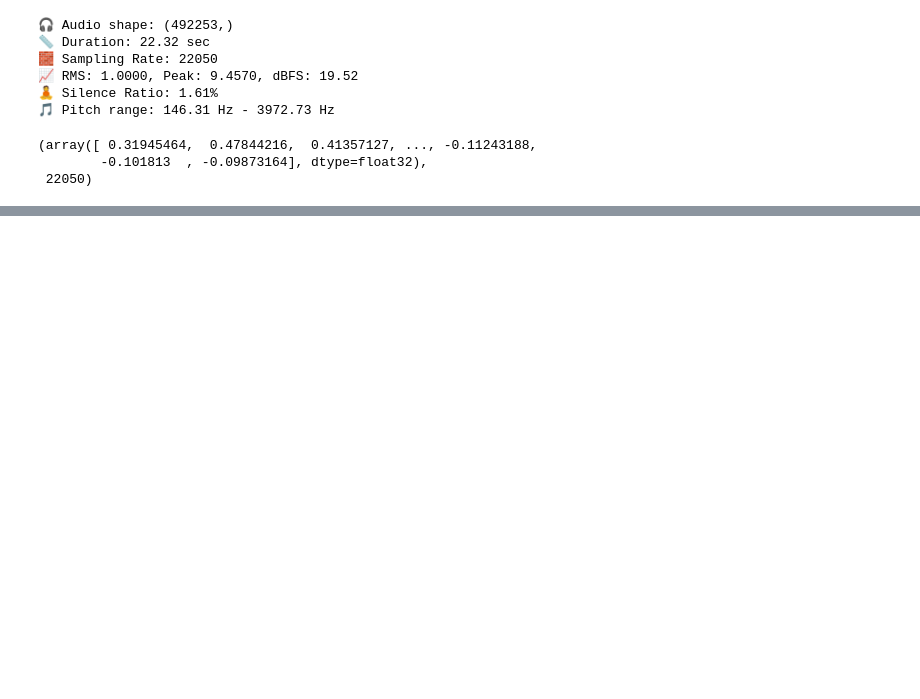
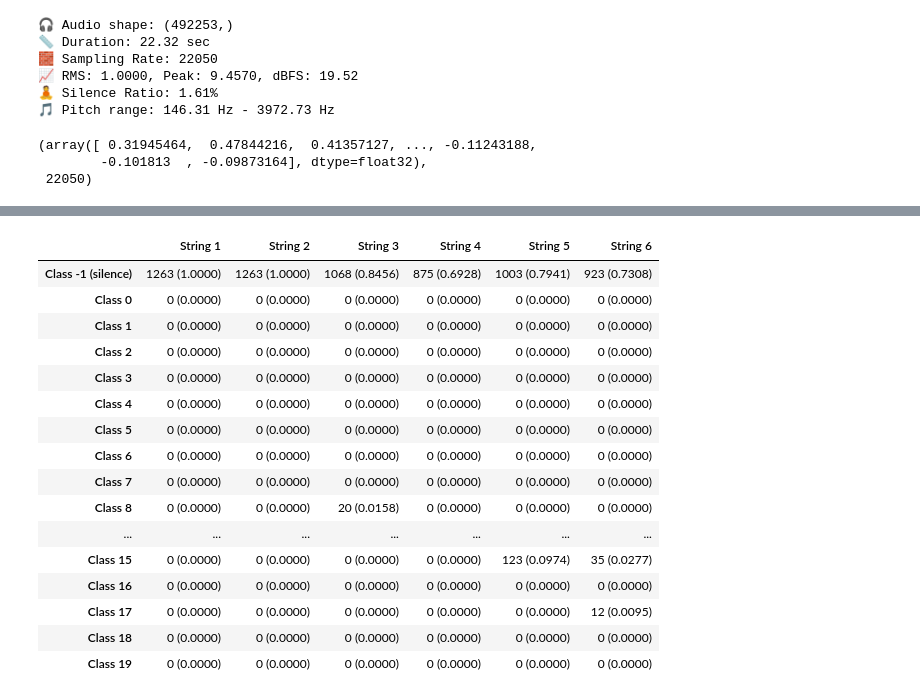
Before and after one commit to ErenReyhanlioglu/Guitar-Transcription, a Jupyter notebook: data_balancing/multi_class_data_balancing.ipynb, the cells around one changed output, grey strips where cells are left out. Cells and saved outputs as stored; diff of their text form; code cells hidden in the pictures; blank space fills up the shorter version.

```diff
--- a/data_balancing/multi_class_data_balancing.ipynb
+++ b/data_balancing/multi_class_data_balancing.ipynb
@@ -1024,0 +763,10 @@ display(df)
+# %%
+def clean_notes_structure(notes_raw):
+    fixed = []
+    for entry in notes_raw:
+        # kontrol: ['i', (pitches, intervals)] formu
+        if isinstance(entry, np.ndarray) and len(entry) == 2 and isinstance(entry[1], tuple):
+            fixed.append(entry[1])  # 🎯 tuple kısmını al
+        else:
+            fixed.append((np.array([], dtype=np.float32), np.zeros((0, 2), dtype=np.float32)))
+    return fixed  # numpy array'e gerek yok
@@ -1024,0 +1110,53 @@ display(df)
+# %%
+def compute_per_string_class_distribution_from_dict(data_dict, num_strings=6, include_silence=True):
+    from collections import Counter
+    import pandas as pd
+    import numpy as np
+
+    counts = [Counter() for _ in range(num_strings)]
+    tab = data_dict["tablature"]  # [6, T]
+
+    for s in range(num_strings):
+        frets = tab[s]
+        if not include_silence:
+            frets = frets[frets != -1]
+        counts[s].update(frets.tolist())
+
+    # 🔢 Tüm fret sınıflarını sabit olarak belirle (-1 dahil)
+    sorted_classes = list(range(-1, 20))  # Class -1, 0, 1, ..., 19
+
+    df_data = {}
+    for s in range(num_strings):
+        total = sum(counts[s].values())
+        row = []
+        for c in sorted_classes:
+            count = counts[s][c]
+            ratio = count / total if total > 0 else 0.0
+            row.append(f"{count} ({ratio:.4f})")
+        df_data[f"String {s+1}"] = row
+
+    df = pd.DataFrame(df_data)
+    df.index = [f"Class {i} (silence)" if i == -1 else f"Class {i}" for i in sorted_classes]
+
+    return df
+# %%
+df_distribution = compute_per_string_class_distribution_from_dict(test_data)
+display(df_distribution)
+# %% [output]
+|  | String 1 | String 2 | String 3 | String 4 | String 5 | String 6 |
+| Class -1 (silence) | 1263 (1.0000) | 1263 (1.0000) | 1068 (0.8456) | 875 (0.6928) | 1003 (0.7941) | 923 (0.7308) |
+| Class 0 | 0 (0.0000) | 0 (0.0000) | 0 (0.0000) | 0 (0.0000) | 0 (0.0000) | 0 (0.0000) |
+| Class 1 | 0 (0.0000) | 0 (0.0000) | 0 (0.0000) | 0 (0.0000) | 0 (0.0000) | 0 (0.0000) |
+| Class 2 | 0 (0.0000) | 0 (0.0000) | 0 (0.0000) | 0 (0.0000) | 0 (0.0000) | 0 (0.0000) |
+| Class 3 | 0 (0.0000) | 0 (0.0000) | 0 (0.0000) | 0 (0.0000) | 0 (0.0000) | 0 (0.0000) |
+| Class 4 | 0 (0.0000) | 0 (0.0000) | 0 (0.0000) | 0 (0.0000) | 0 (0.0000) | 0 (0.0000) |
+| Class 5 | 0 (0.0000) | 0 (0.0000) | 0 (0.0000) | 0 (0.0000) | 0 (0.0000) | 0 (0.0000) |
+| Class 6 | 0 (0.0000) | 0 (0.0000) | 0 (0.0000) | 0 (0.0000) | 0 (0.0000) | 0 (0.0000) |
+| Class 7 | 0 (0.0000) | 0 (0.0000) | 0 (0.0000) | 0 (0.0000) | 0 (0.0000) | 0 (0.0000) |
+| Class 8 | 0 (0.0000) | 0 (0.0000) | 20 (0.0158) | 0 (0.0000) | 0 (0.0000) | 0 (0.0000) |
+| ... | ... | ... | ... | ... | ... | ... |
+| Class 15 | 0 (0.0000) | 0 (0.0000) | 0 (0.0000) | 0 (0.0000) | 123 (0.0974) | 35 (0.0277) |
+| Class 16 | 0 (0.0000) | 0 (0.0000) | 0 (0.0000) | 0 (0.0000) | 0 (0.0000) | 0 (0.0000) |
+| Class 17 | 0 (0.0000) | 0 (0.0000) | 0 (0.0000) | 0 (0.0000) | 0 (0.0000) | 12 (0.0095) |
+| Class 18 | 0 (0.0000) | 0 (0.0000) | 0 (0.0000) | 0 (0.0000) | 0 (0.0000) | 0 (0.0000) |
+| Class 19 | 0 (0.0000) | 0 (0.0000) | 0 (0.0000) | 0 (0.0000) | 0 (0.0000) | 0 (0.0000) |
```
Also changed, not shown: parts of 73 cells of this notebook, 15 other files.
